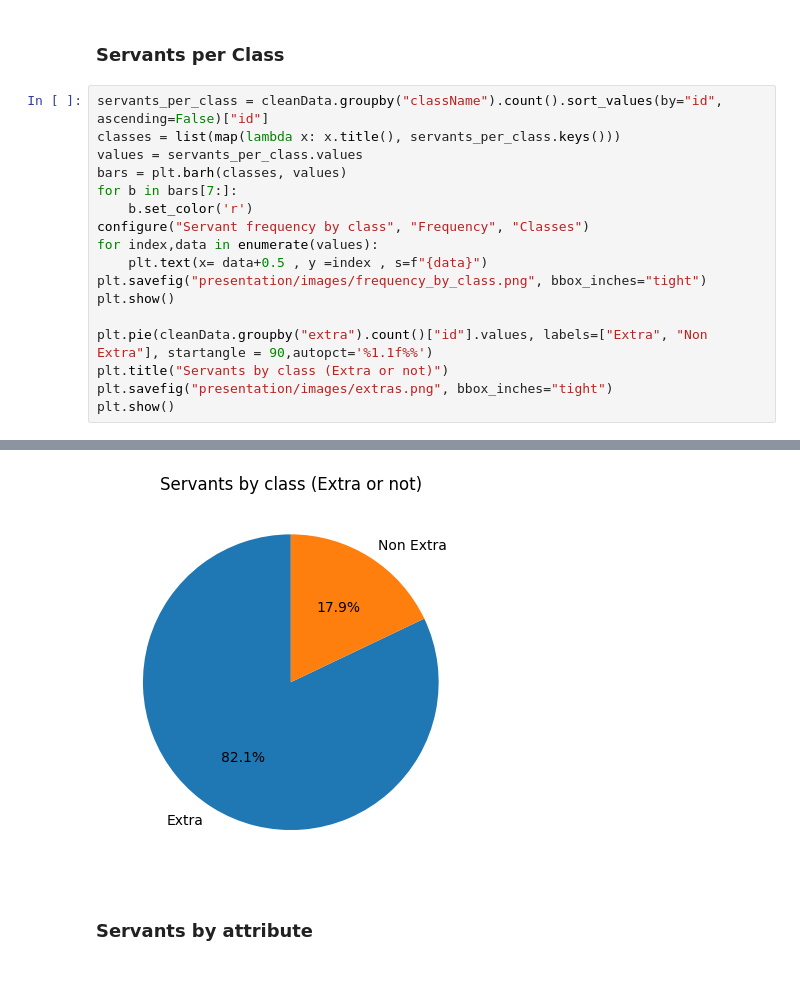
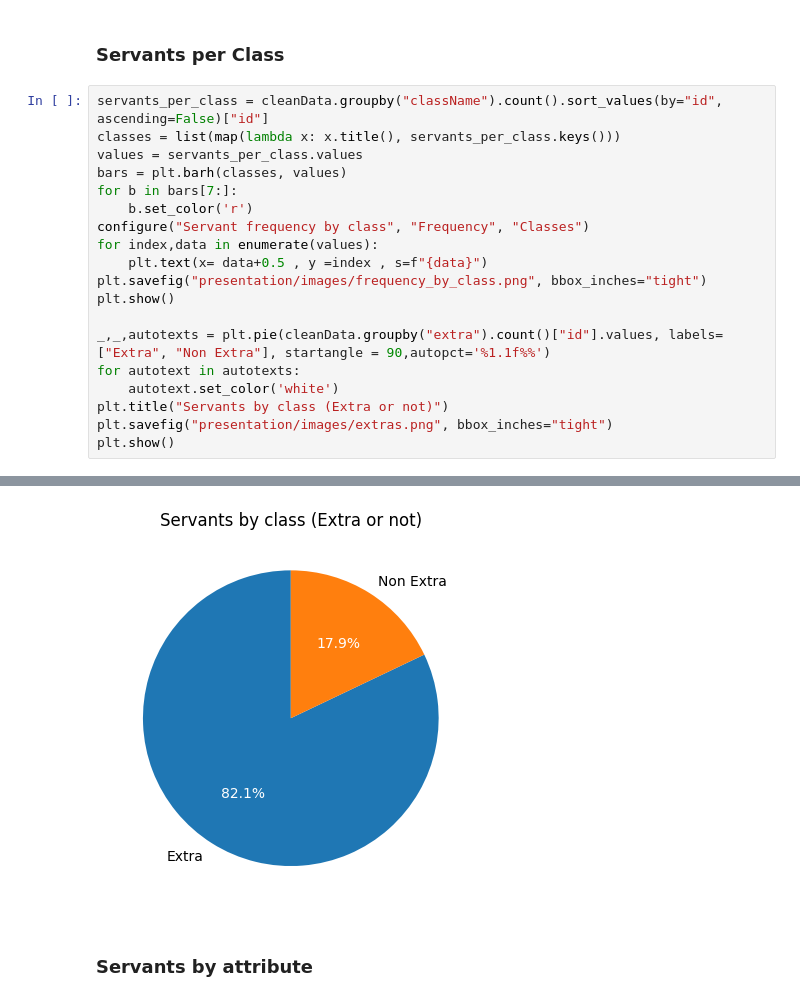
Before and after one commit to manuelelucchi/VisualizzazioneScientifica, a Jupyter notebook: Report.ipynb, the cells around one changed output, grey strips where cells are left out. Cells and saved outputs as stored; diff of their text form.

```diff
--- a/Report.ipynb
+++ b/Report.ipynb
@@ -96,23 +96,25 @@ def configure(title, x_label, y_label, legend = None, grid = False):
 # %%
 servants_per_class = cleanData.groupby("className").count().sort_values(by="id", ascending=False)["id"]
 classes = list(map(lambda x: x.title(), servants_per_class.keys()))
 values = servants_per_class.values
 bars = plt.barh(classes, values)
 for b in bars[7:]:
     b.set_color('r')
 configure("Servant frequency by class", "Frequency", "Classes")
 for index,data in enumerate(values):
     plt.text(x= data+0.5 , y =index , s=f"{data}")
 plt.savefig("presentation/images/frequency_by_class.png", bbox_inches="tight")
 plt.show()
 
-plt.pie(cleanData.groupby("extra").count()["id"].values, labels=["Extra", "Non Extra"], startangle = 90,autopct='%1.1f%%')
+_,_,autotexts = plt.pie(cleanData.groupby("extra").count()["id"].values, labels=["Extra", "Non Extra"], startangle = 90,autopct='%1.1f%%')
+for autotext in autotexts:
+    autotext.set_color('white')
 plt.title("Servants by class (Extra or not)")
 plt.savefig("presentation/images/extras.png", bbox_inches="tight")
 plt.show()
 # %% [output]
 [figure]
-[figure, old version]
+[figure, new version]
 # %% [markdown]
 ### Servants by attribute
 # %%
```
Also changed, not shown: parts of 6 cells of this notebook, 9 other files.
